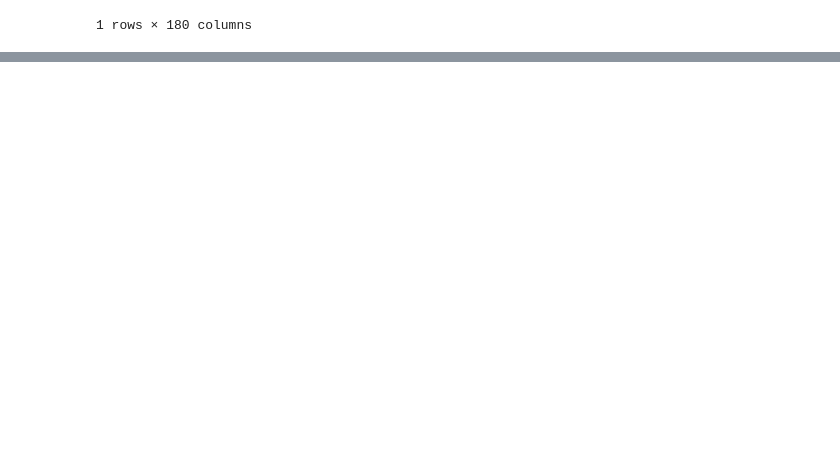
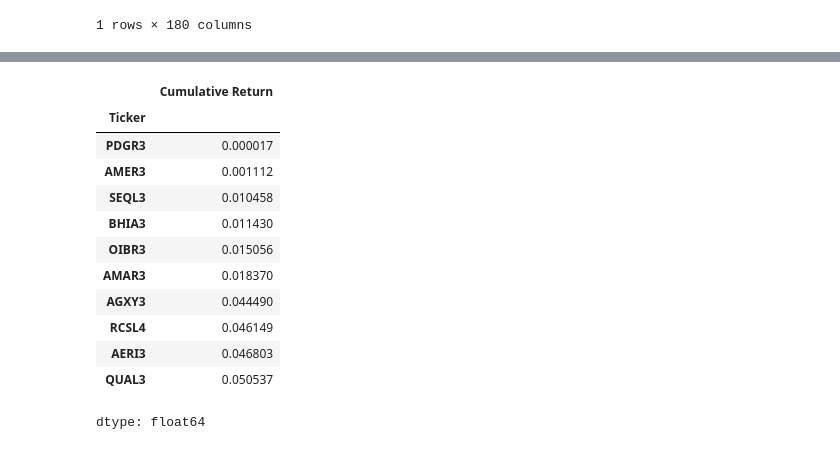
Before and after one commit to LeonardoMafra/Python_Data_Science, a Jupyter notebook: APIandDataAnalytics.ipynb, the cells around one changed output, grey strips where cells are left out. Saved outputs shown, nothing was run; the diff lists cells and outputs as text; code cells hidden in the pictures; blank space fills up the shorter version.

```diff
--- a/APIandDataAnalytics.ipynb
+++ b/APIandDataAnalytics.ipynb
@@ -46,0 +324,28 @@ historico
+# %%
+# Remover timezone das datas
+df_hist['Date'] = pd.to_datetime(df_hist['Date']).dt.tz_localize(None)
+
+# Filtrar os dados apenas dos últimos 5 anos
+start_date = pd.Timestamp.now() - pd.DateOffset(years=5)
+df_5_years = df_hist[df_hist['Date'] >= start_date]
+
+# Filtrar tickers com volume médio superior a 100.000
+average_volume = df_5_years.groupby('Ticker')['Volume'].mean()
+valid_tickers = average_volume[average_volume > 100_000].index
+
+# Manter apenas os tickers com volume médio acima de 100.000
+df_5_years = df_5_years[df_5_years['Ticker'].isin(valid_tickers)]
+
+# Calcular o retorno acumulado para cada ticker
+df_5_years['Daily Return'] = df_5_years.groupby('Ticker')['Close'].pct_change()
+df_5_years['Cumulative Return'] = (1 + df_5_years['Daily Return']).groupby(df_5_years['Ticker']).cumprod()
+
+# Obter o último valor do retorno acumulado para cada ticker
+final_returns = df_5_years.groupby('Ticker')['Cumulative Return'].last()
+
+# Ordenar os tickers com base no retorno acumulado e pegar os 10 maiores
+top_10_growth = final_returns.sort_values(ascending=False).head(10)
+
+# Exibir os resultados
+print("As 10 ações que mais cresceram nos últimos 5 anos (com volume médio > 100.000):")
+print(top_10_growth)
@@ -46,0 +366,18 @@ historico
+# %%
+bottom_10_growth = final_returns.sort_values(ascending=True).head(10)
+# %%
+bottom_10_growth
+# %% [output]
+|  | Cumulative Return |
+| Ticker |  |
+| PDGR3 | 0.000017 |
+| AMER3 | 0.001112 |
+| SEQL3 | 0.010458 |
+| BHIA3 | 0.011430 |
+| OIBR3 | 0.015056 |
+| AMAR3 | 0.018370 |
+| AGXY3 | 0.044490 |
+| RCSL4 | 0.046149 |
+| AERI3 | 0.046803 |
+| QUAL3 | 0.050537 |
+dtype: float64
```
Also changed, not shown: parts of 22 cells of this notebook.
